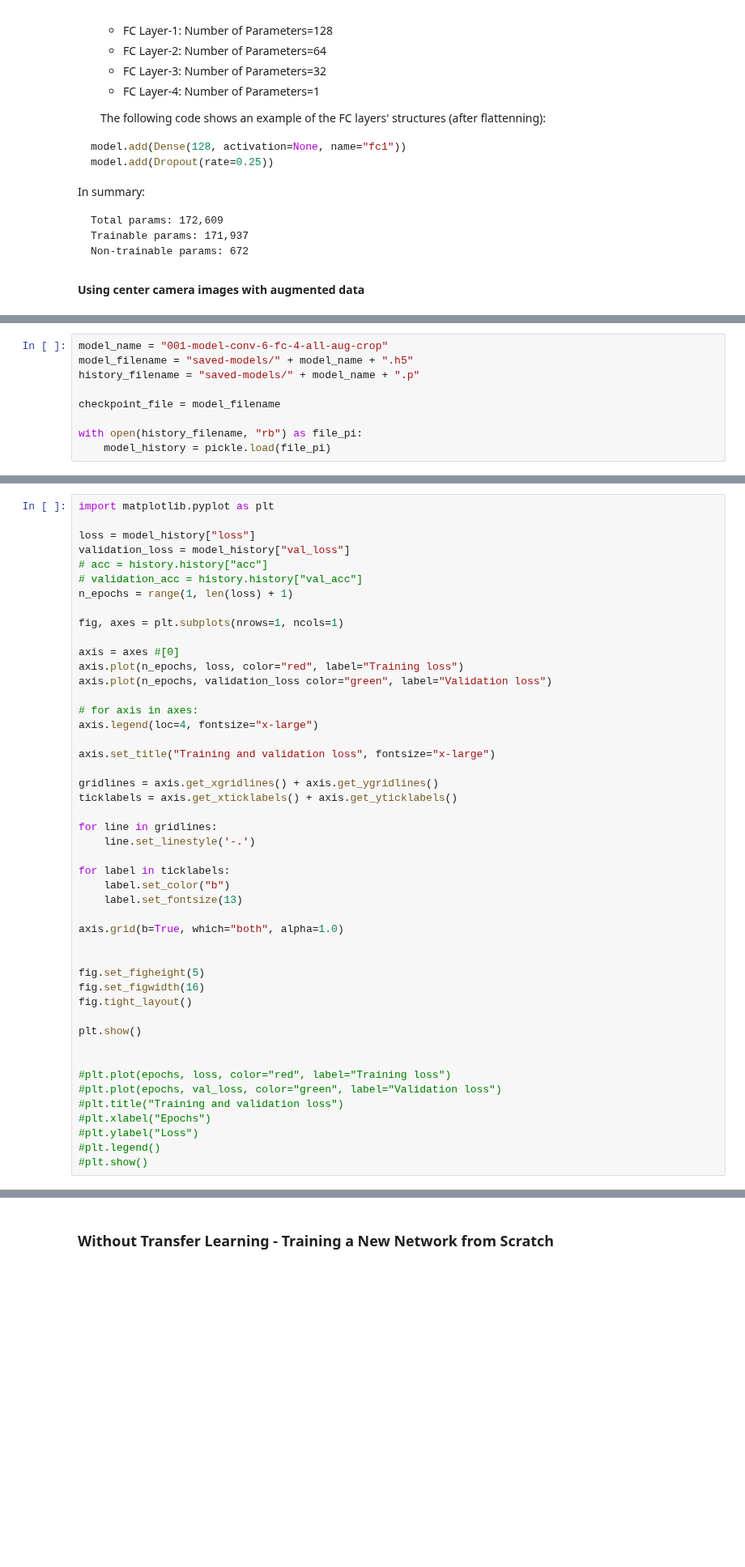
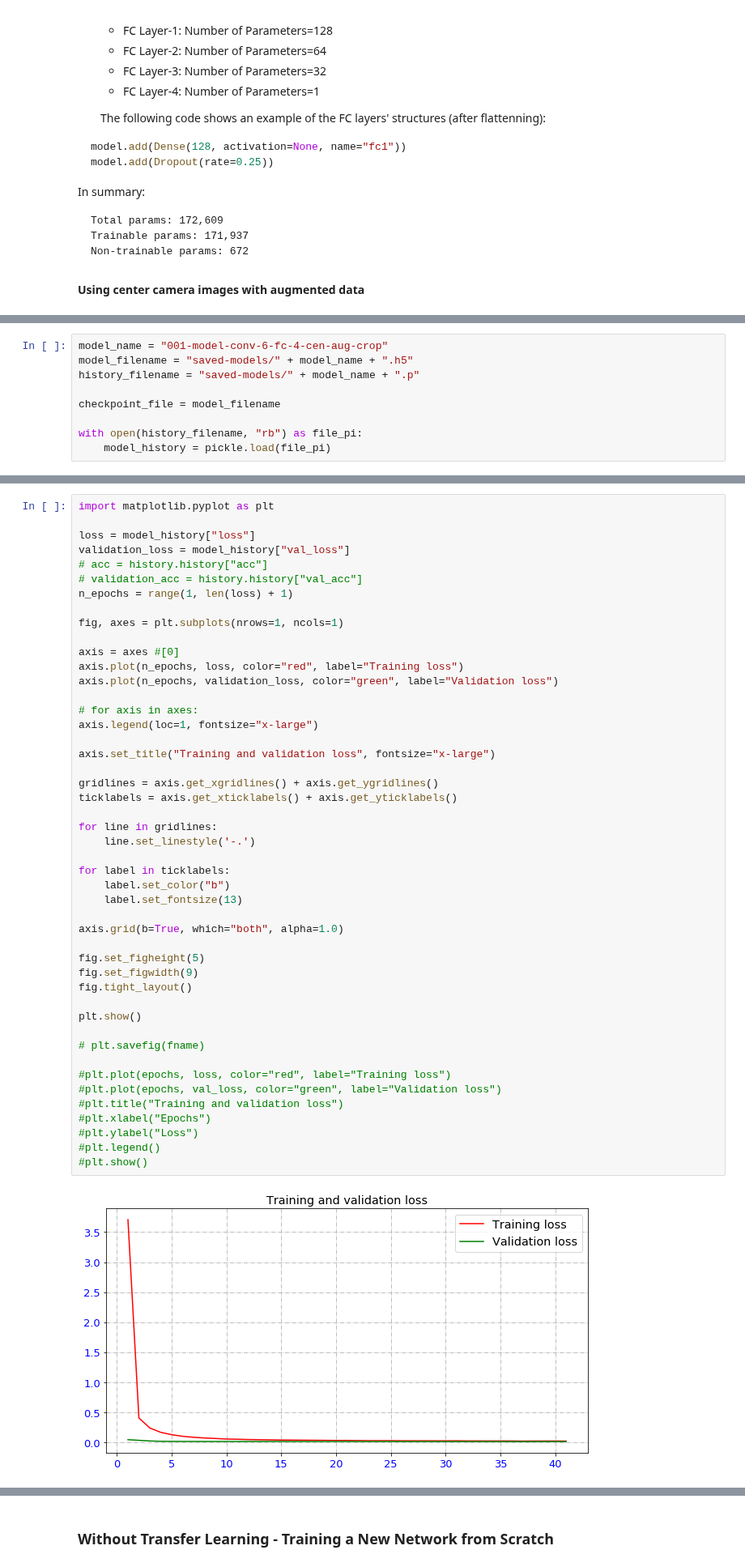
Before and after one commit to Hamidreza3252/CarND-Behavioral-Cloning-P3, a Jupyter notebook: Summary-01.ipynb, the cells around one changed output, grey strips where cells are left out. Shown at 81% size. Drawn from its saved outputs; the diff is of its cells as text; blank space fills up the shorter version.

```diff
--- a/Summary-01.ipynb
+++ b/Summary-01.ipynb
@@ -87,5 +89,5 @@ Non-trainable params: 672
 # %%
-model_name = "001-model-conv-6-fc-4-all-aug-crop"
+model_name = "001-model-conv-6-fc-4-cen-aug-crop"
 model_filename = "saved-models/" + model_name + ".h5"
 history_filename = "saved-models/" + model_name + ".p"
 
@@ -115,40 +124,42 @@ fig, axes = plt.subplots(nrows=1, ncols=1)
 
 axis = axes #[0]
 axis.plot(n_epochs, loss, color="red", label="Training loss")
-axis.plot(n_epochs, validation_loss color="green", label="Validation loss")
+axis.plot(n_epochs, validation_loss, color="green", label="Validation loss")
 
 # for axis in axes:
-axis.legend(loc=4, fontsize="x-large")
+axis.legend(loc=1, fontsize="x-large")
 
 axis.set_title("Training and validation loss", fontsize="x-large")
 
 gridlines = axis.get_xgridlines() + axis.get_ygridlines()
 ticklabels = axis.get_xticklabels() + axis.get_yticklabels()
 
 for line in gridlines:
     line.set_linestyle('-.')
 
 for label in ticklabels:
     label.set_color("b")
     label.set_fontsize(13)
 
 axis.grid(b=True, which="both", alpha=1.0)
 
-
 fig.set_figheight(5)
-fig.set_figwidth(16)
+fig.set_figwidth(9)
 fig.tight_layout()
 
 plt.show()
 
+# plt.savefig(fname)
 
 #plt.plot(epochs, loss, color="red", label="Training loss")
 #plt.plot(epochs, val_loss, color="green", label="Validation loss")
 #plt.title("Training and validation loss")
 #plt.xlabel("Epochs")
 #plt.ylabel("Loss")
 #plt.legend()
 #plt.show()
+# %% [output]
+[figure, added]
 # %%
 # Load pickled data
 import pickle
```
Also changed, not shown: parts of 2 cells of this notebook, 15 other files.
